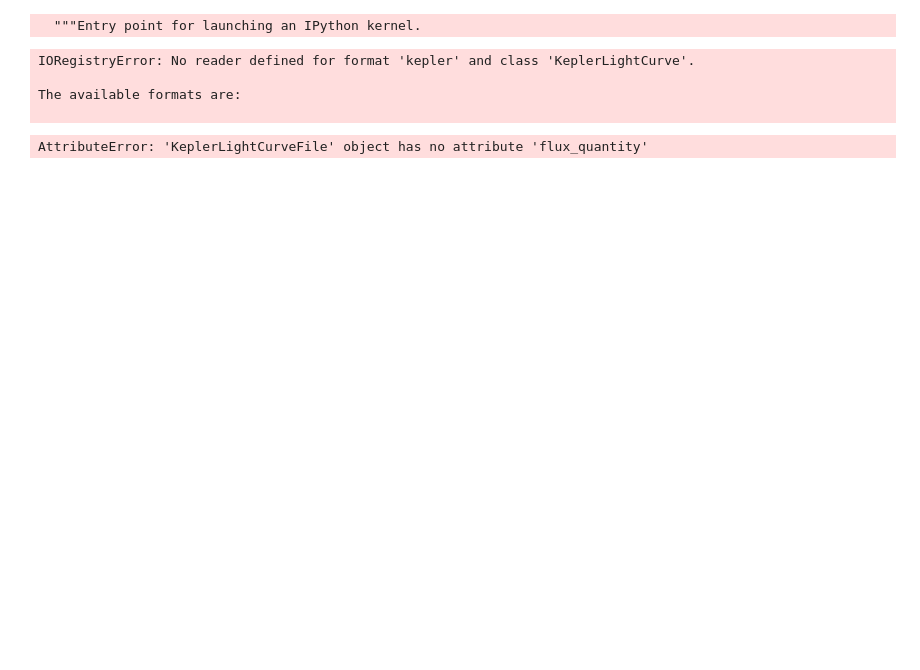
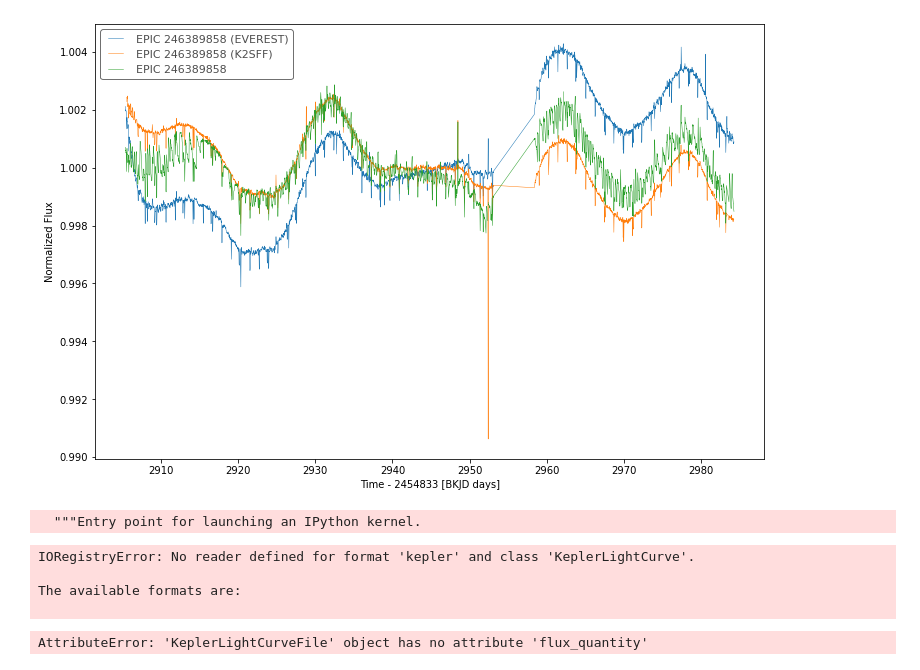
Before and after one commit to ojhall94/keplergohacks, a Jupyter notebook: Timeseries.ipynb, the cells around one changed output. Drawn from its saved outputs; the diff is of its cells as text; code cells hidden in the pictures; blank space fills up the shorter version.

```diff
--- a/Timeseries.ipynb
+++ b/Timeseries.ipynb
@@ -11,0 +12,5 @@ The available formats are:
+# %%
+lc = lk.search_lightcurve("GJ 9827", author="K2SFF")
+# %%
+search_result = lk.search_lightcurve("GJ 9827", author="any")
+search_result
@@ -12,3 +25,12 @@ The available formats are:
+# %%
+lcc = search_result[[0,1,3]].download_all()
+# %%
+import matplotlib.pyplot as plt
+fig, ax = plt.subplots(figsize=(12,8))
+for lc in lcc:
+    lc.normalize().plot(ax=ax)
+# %% [output]
+[figure, added]
 # %%
 import astropy.units as units
 import numpy as np
```
Also changed, not shown: parts of 3 cells of this notebook, 1 other file.
